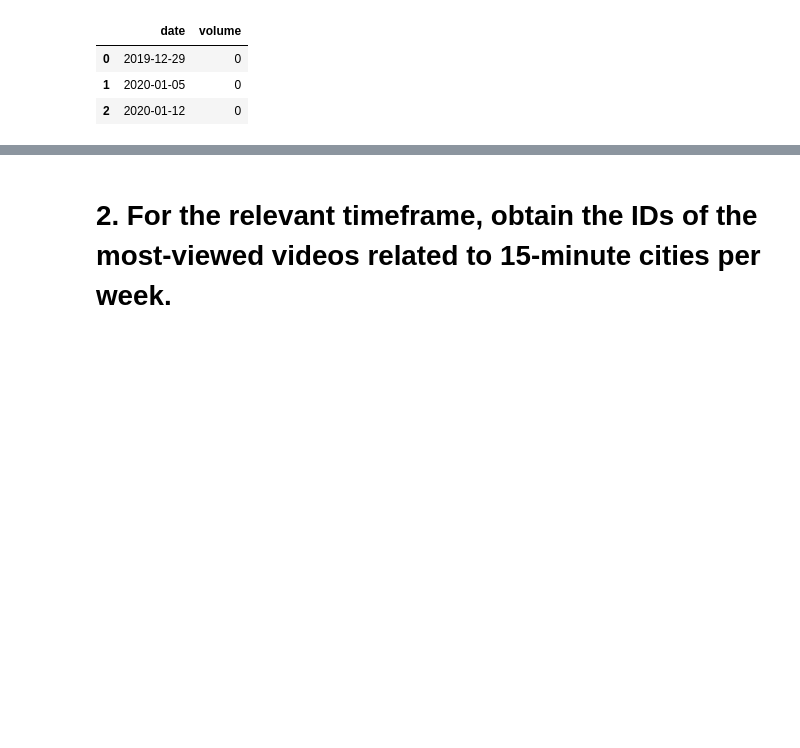
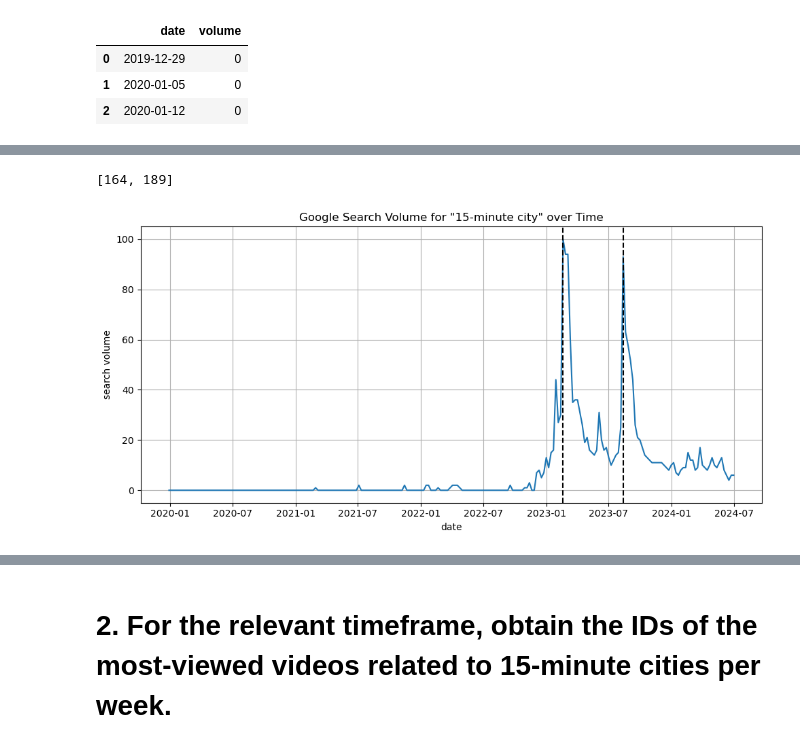
Before and after one commit to julia-king-edu/so-24_smda_project, a Jupyter notebook: data_collection.ipynb, the cells around one changed output, grey strips where cells are left out. Saved outputs shown, nothing was run; the diff lists cells and outputs as text; code cells hidden in the pictures; blank space fills up the shorter version.

```diff
--- a/data_collection.ipynb
+++ b/data_collection.ipynb
@@ -132,0 +129,37 @@ plt.show()
+# %%
+# identify
+from scipy.signal import find_peaks
+
+# compute differences in rolling averages
+gtrends_df["rolling_mean"] = gtrends_df["volume"].rolling(window = 6, center = False).mean().shift(-5)
+gtrends_df["mean_diff"] = gtrends_df["rolling_mean"].diff()
+# %%
+# find peaks, which can then be used to find start (& end) of peaks
+
+peaks = list(find_peaks(gtrends_df["rolling_mean"],
+                        height = gtrends_df["rolling_mean"].quantile(0.9),
+                        distance = 10)[0])
+
+peaks
+# %% [output]
+[164, 189]
+# %%
+# recreate plot to check validity of peaks
+
+plt.figure(figsize = (10, 5))
+plt.plot(gtrends_df["date"], gtrends_df["volume"])
+
+# add peaks
+for peak in peaks:
+    plt.axvline(x = gtrends_df.loc[peak, "date"], color = "black", linestyle = "--")
+
+# Grid, legend + layout
+plt.title("Google Search Volume for \"15-minute city\" over Time")
+plt.xlabel("date")
+plt.ylabel("search volume")
+plt.grid(True)
+plt.tight_layout()
+
+plt.show()
+# %% [output]
+[figure, added]
```
Also changed, not shown: parts of 33 cells of this notebook, 3 other files.
